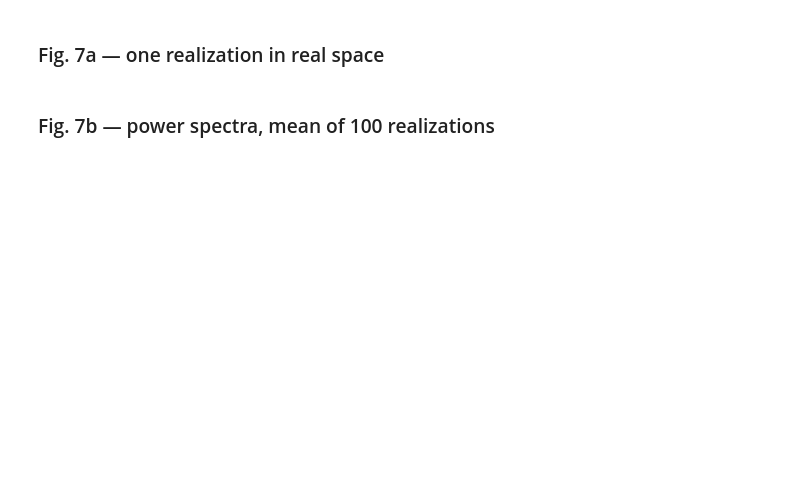
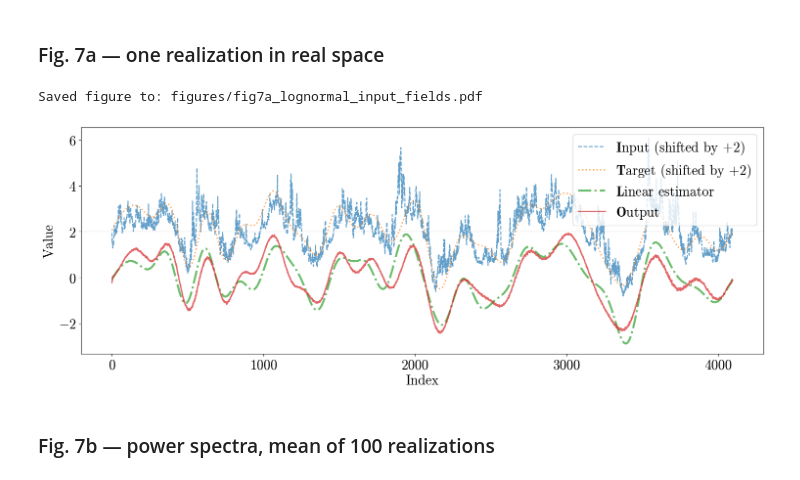
Before and after one commit to Franz352/unet_paper, a Jupyter notebook: unet_lognormal.ipynb, the cells around one changed output. Cells and saved outputs as stored; diff of their text form; code cells hidden in the pictures; blank space fills up the shorter version.

```diff
--- a/unet_lognormal.ipynb
+++ b/unet_lognormal.ipynb
@@ -195,20 +256,24 @@ torch.save(model.state_dict(), "unet_lognormal_input.pt")
 # %%
 OFFSET = 2.0
 
 I, T = ut.get_fields(test_data, 0)
 L = ut.low_pass_filter(I)
 O = ut.predict(model, I)
 I_n, T_n, L_n, O_n = (ut.normalize(f) for f in (I, T, L, O))
 
 fig = ut.plot_fields(
     [(I_n + OFFSET, ut.shifted(ut.LABEL_I, OFFSET), ut.STYLE_I),
      (T_n + OFFSET, ut.shifted(ut.LABEL_T, OFFSET), ut.STYLE_T),
      (L_n, ut.LABEL_L, ut.STYLE_L),
      (O_n, ut.LABEL_O, ut.STYLE_O)],
     baseline=OFFSET, legend_size=20,
+    figsize=(18, 9)
 )
 ut.save_figure(fig, "fig7a_lognormal_input_fields.pdf", FIG_DIR)
 plt.show()
+# %% [output]
+Saved figure to: figures/fig7a_lognormal_input_fields.pdf
+[figure, added]
 # %% [markdown]
 ### Fig. 7b — power spectra, mean of 100 realizations
 # %%
```
Also changed, not shown: parts of 12 cells of this notebook, 1 other file.
